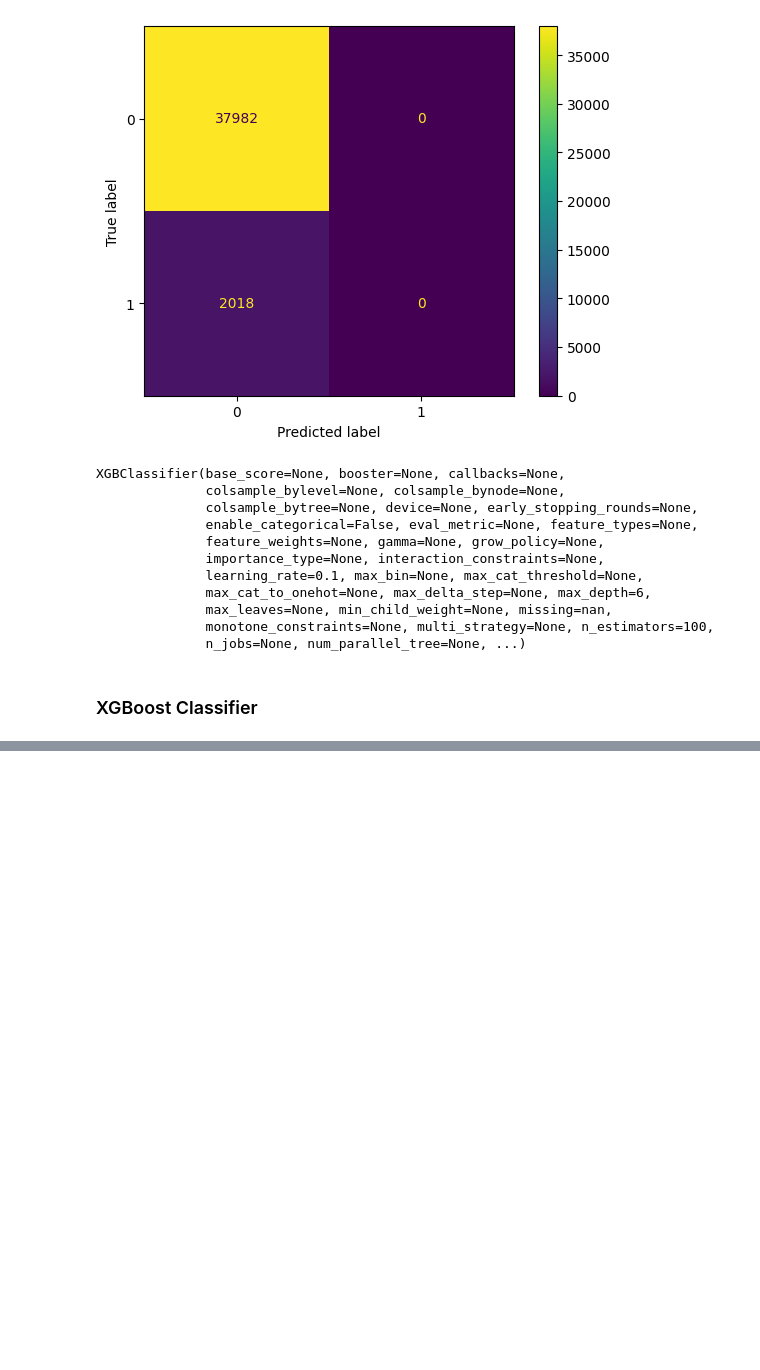
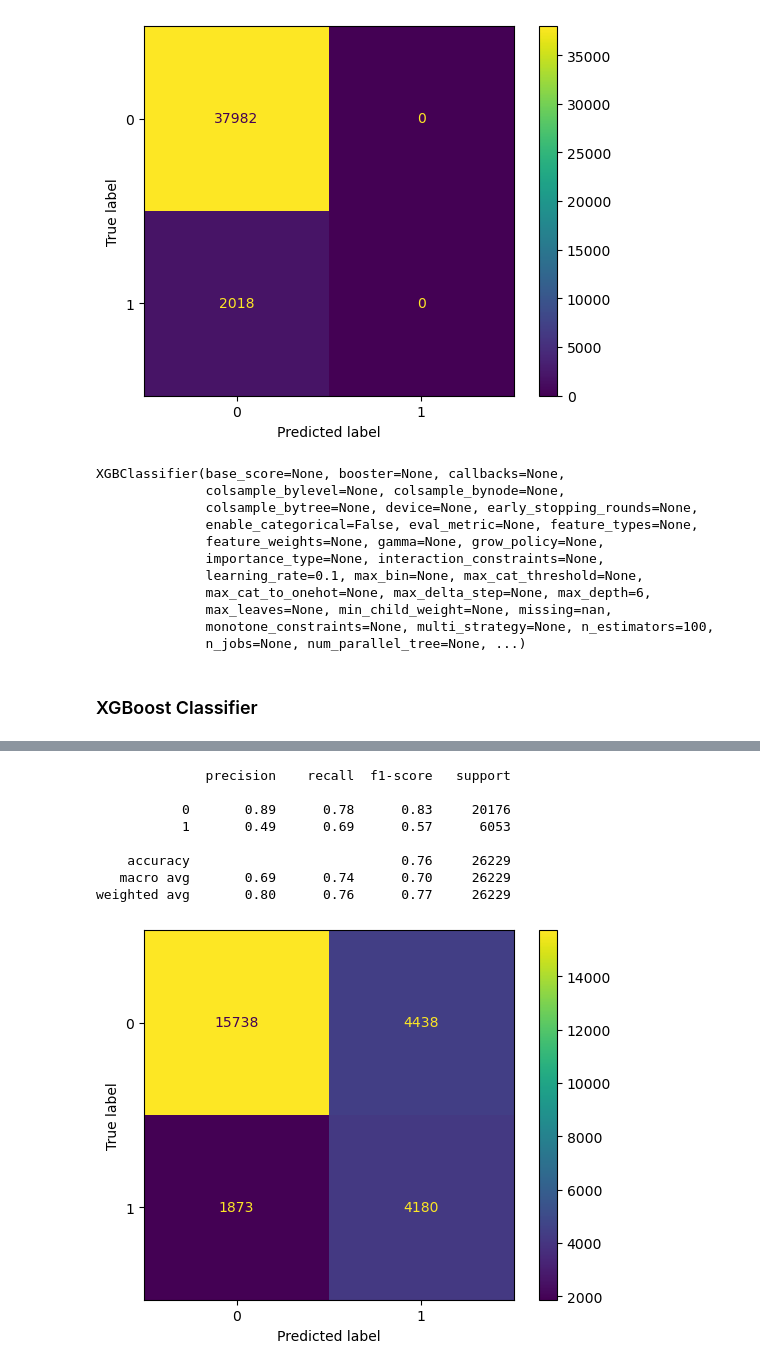
Before and after one commit to TheGitSlender/Bank-Fraud-Detection-Project, a Jupyter notebook: bank_fraud.ipynb, the cells around one changed output, grey strips where cells are left out. Saved outputs shown, nothing was run; the diff lists cells and outputs as text; code cells hidden in the pictures; blank space fills up the shorter version.

Commit message:
adding some sampling to the notebook.

```diff
--- a/bank_fraud.ipynb
+++ b/bank_fraud.ipynb
@@ -398,0 +399,16 @@ weighted avg       0.90      0.69      0.77     40000
+# %%
+X = df.drop(columns=['Is_Fraud'])
+Y = df["Is_Fraud"]
+# %%
+from imblearn.over_sampling import SMOTE
+from imblearn.under_sampling import RandomUnderSampler
+from imblearn.pipeline import Pipeline
+from collections import Counter
+
+over = SMOTE(sampling_strategy=0.3)
+under = RandomUnderSampler(sampling_strategy=0.1)
+steps = [('under', under), ('over', over)]
+pipeline = Pipeline(steps=steps)
+
+X,Y = pipeline.fit_resample(X,Y)
+Counter(Y)
@@ -398,0 +432,11 @@ weighted avg       0.90      0.69      0.77     40000
+# %%
+x_train, x_test, y_train, y_test = train_test_split(X,Y,test_size=0.2, stratify=Y)
+scale_pos_weight = len(y_train[y_train == 0]) / len(y_train[y_train == 1])
+
+xgb_model = XGBClassifier(
+    n_estimators=100,
+    max_depth=6,
+    learning_rate=0.1,
+    scale_pos_weight=scale_pos_weight,
+    )
+xgb_model.fit(x_train, y_train)
@@ -398,0 +455,16 @@ weighted avg       0.90      0.69      0.77     40000
+# %%
+y_pred = xgb_model.predict(x_test)
+print(classification_report(y_true = y_test, y_pred=y_pred))
+cm = confusion_matrix(y_test, y_pred, labels=xgb_model.classes_)
+ConfusionMatrixDisplay(confusion_matrix = cm, display_labels=xgb_model.classes_).plot()
+plt.show()
+# %% [output]
+              precision    recall  f1-score   support
+
+           0       0.89      0.78      0.83     20176
+           1       0.49      0.69      0.57      6053
+
+    accuracy                           0.76     26229
+   macro avg       0.69      0.74      0.70     26229
+weighted avg       0.80      0.76      0.77     26229
+[figure, added]
```
Also changed, not shown: parts of 12 cells of this notebook.
